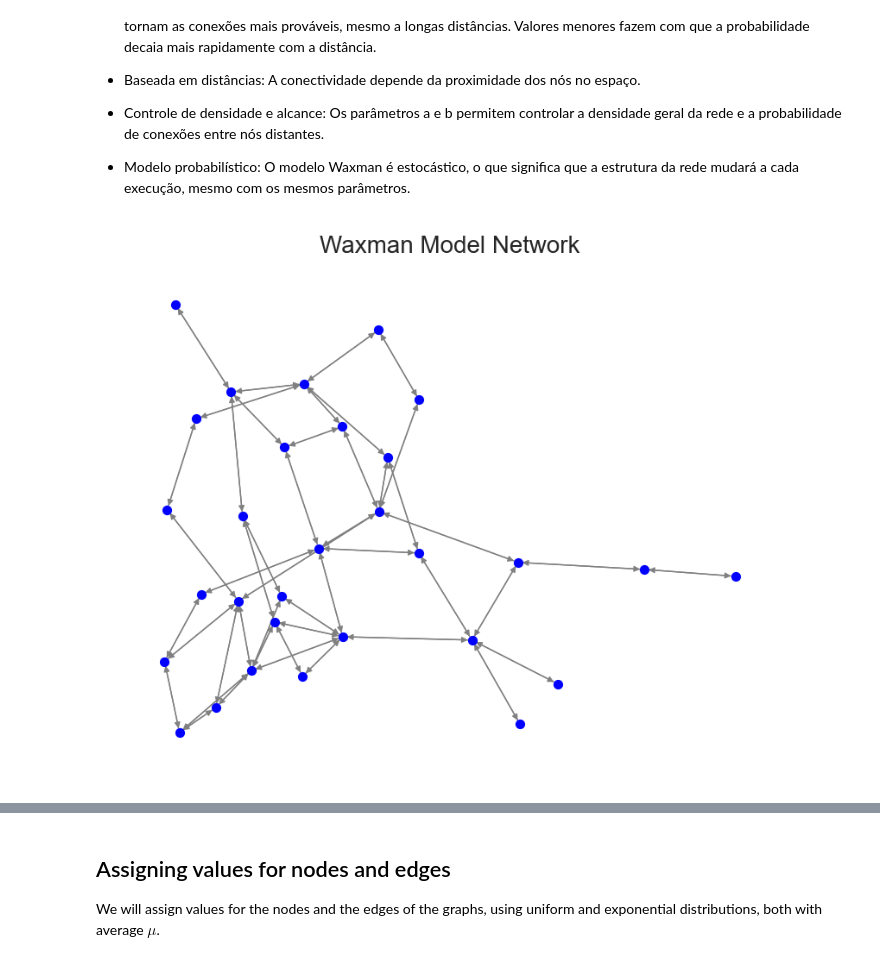
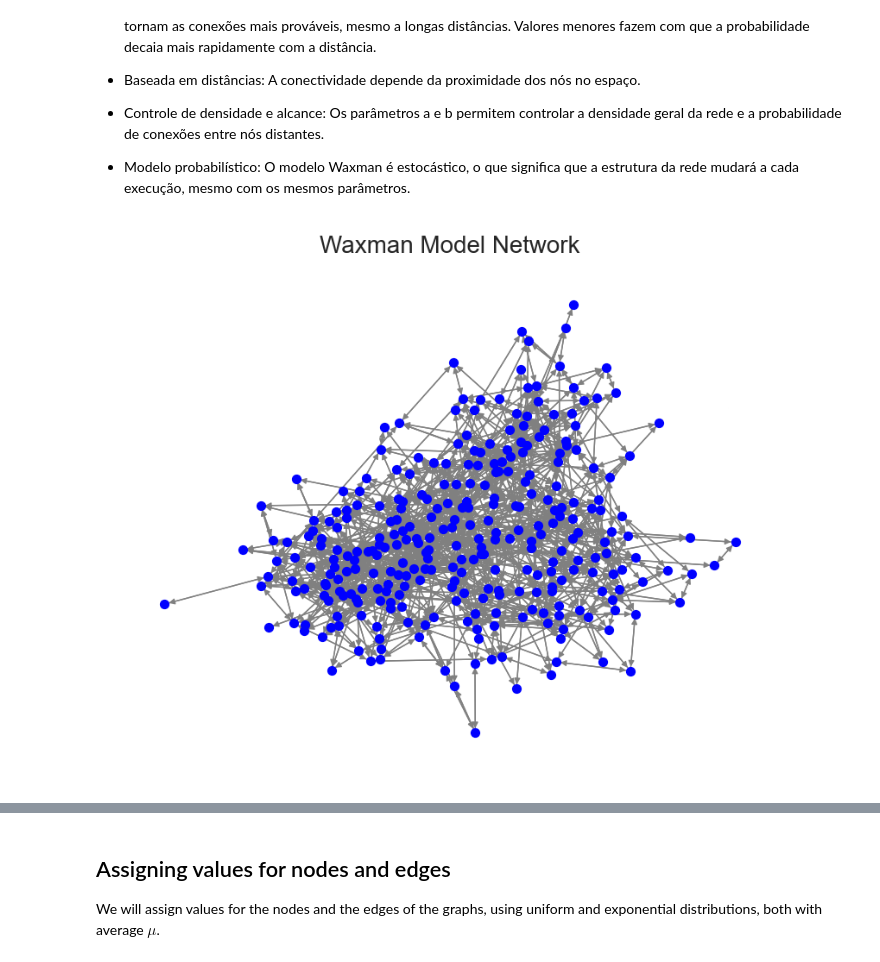
Before and after one commit to joaoduarteN/debtrank_analysis, a Jupyter notebook: debtrank.ipynb, the cells around one changed output, grey strips where cells are left out. Cells and saved outputs as stored; diff of their text form; code cells hidden in the pictures.

```diff
--- a/debtrank.ipynb
+++ b/debtrank.ipynb
@@ -9,7 +9,7 @@ from scipy.stats import pareto, lognorm
 import matplotlib.colors as mcolors
 import pandas as pd
 
-n = 30
+n = 300
 
 
 # Set plot style
@@ -217,25 +217,25 @@ Analysis of Random Graph:
 # %%
 
 
 # Parâmetros para o modelo de Waxman
-alpha = 0.4  # Parâmetro que controla a densidade de arestas
+alpha = 0.1  # Parâmetro que controla a densidade de arestas
 beta = 0.3   # Parâmetro que controla a decaída da probabilidade com a distância
 
 G_undirected = nx.waxman_graph(n, alpha=alpha, beta=beta, domain=(0, 0, 1, 1))
 
 # Convert to a directed graph
 G_directed = nx.DiGraph()
 G_directed.add_edges_from((u, v) for u, v in G_undirected.edges())
 G_directed.add_edges_from((v, u) for u, v in G_undirected.edges())
 WM_graph = G_directed
 
 # Desenhar a rede
 plt.figure(figsize=(8, 6))
 nx.draw(WM_graph, node_size=50, node_color='blue', with_labels=False, edge_color='gray')
 plt.title("Waxman Model Network",fontsize=20)
 plt.show()
 # %% [output]
-[figure, old version]
+[figure, new version]
 # %%
 analyze_network(WM_graph, 'Small-world Network')
 # %% [output]
```
Also changed, not shown: parts of 25 cells of this notebook, 4 other files.
